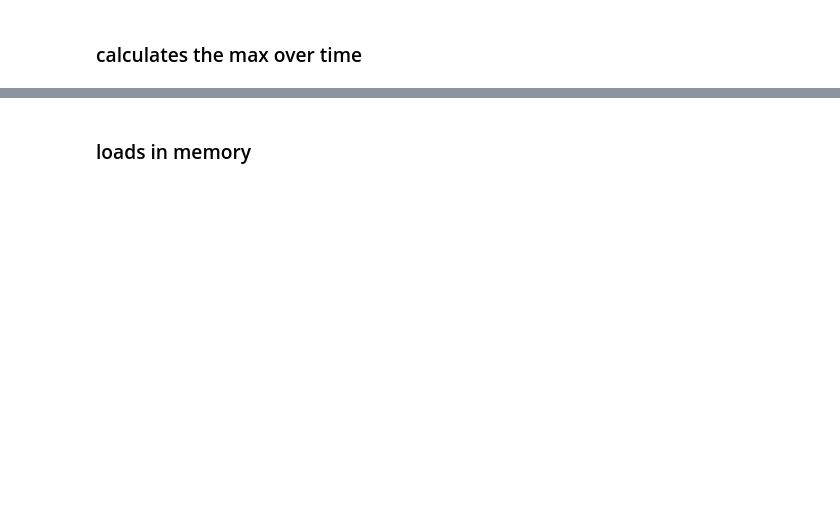
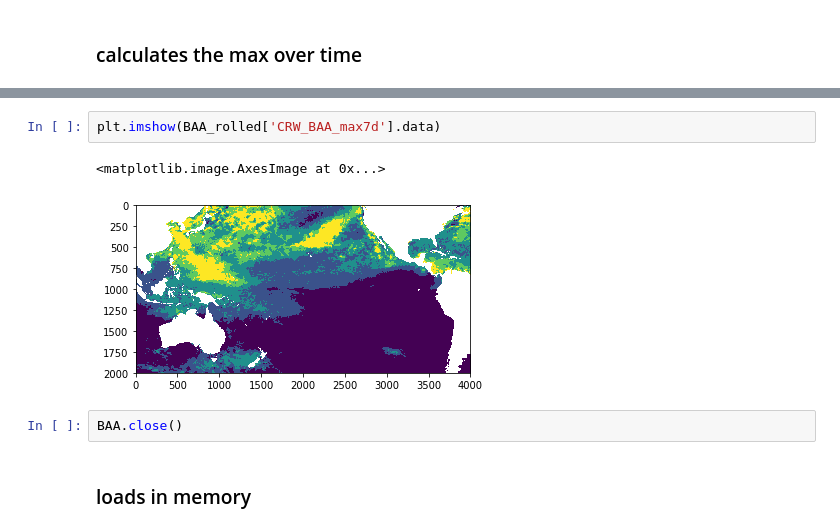
Before and after one commit to nicolasfauchereau/CoralReefWatch, a Jupyter notebook: notebooks/clip_CRW_geometries.ipynb, the cells around one changed output, grey strips where cells are left out. Drawn from its saved outputs; the diff is of its cells as text; blank space fills up the shorter version.

```diff
--- a/notebooks/clip_CRW_geometries.ipynb
+++ b/notebooks/clip_CRW_geometries.ipynb
@@ -39,3 +96,10 @@ plt.imshow(dset_rolled['CRW_BAA_max7d'].data)
+# %%
+plt.imshow(BAA_rolled['CRW_BAA_max7d'].data)
+# %% [output]
+<matplotlib.image.AxesImage at 0x...>
+[figure, added]
+# %%
+BAA.close()
 # %% [markdown]
 ### loads in memory
 # %%
```
Also changed, not shown: parts of 66 cells of this notebook, 1 other file.
